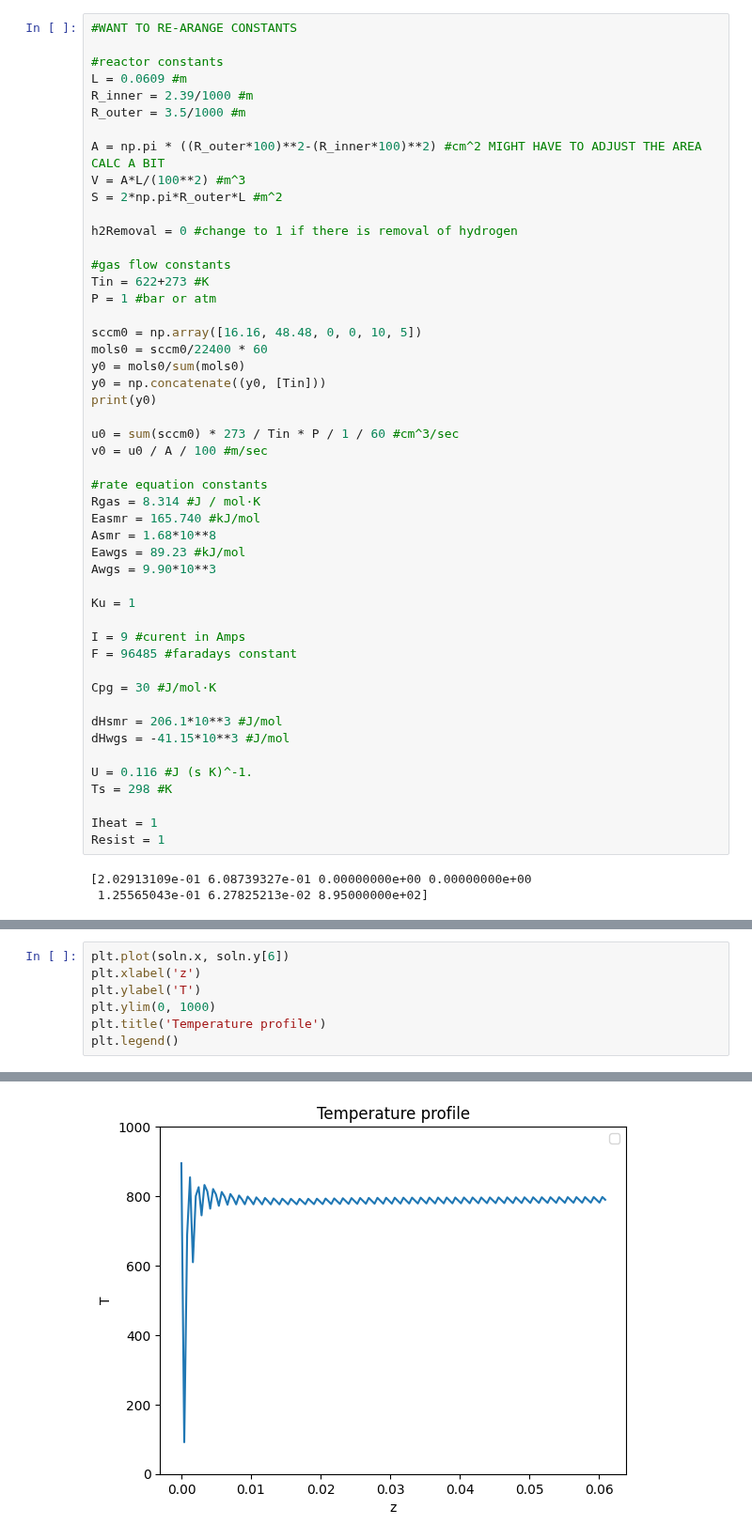
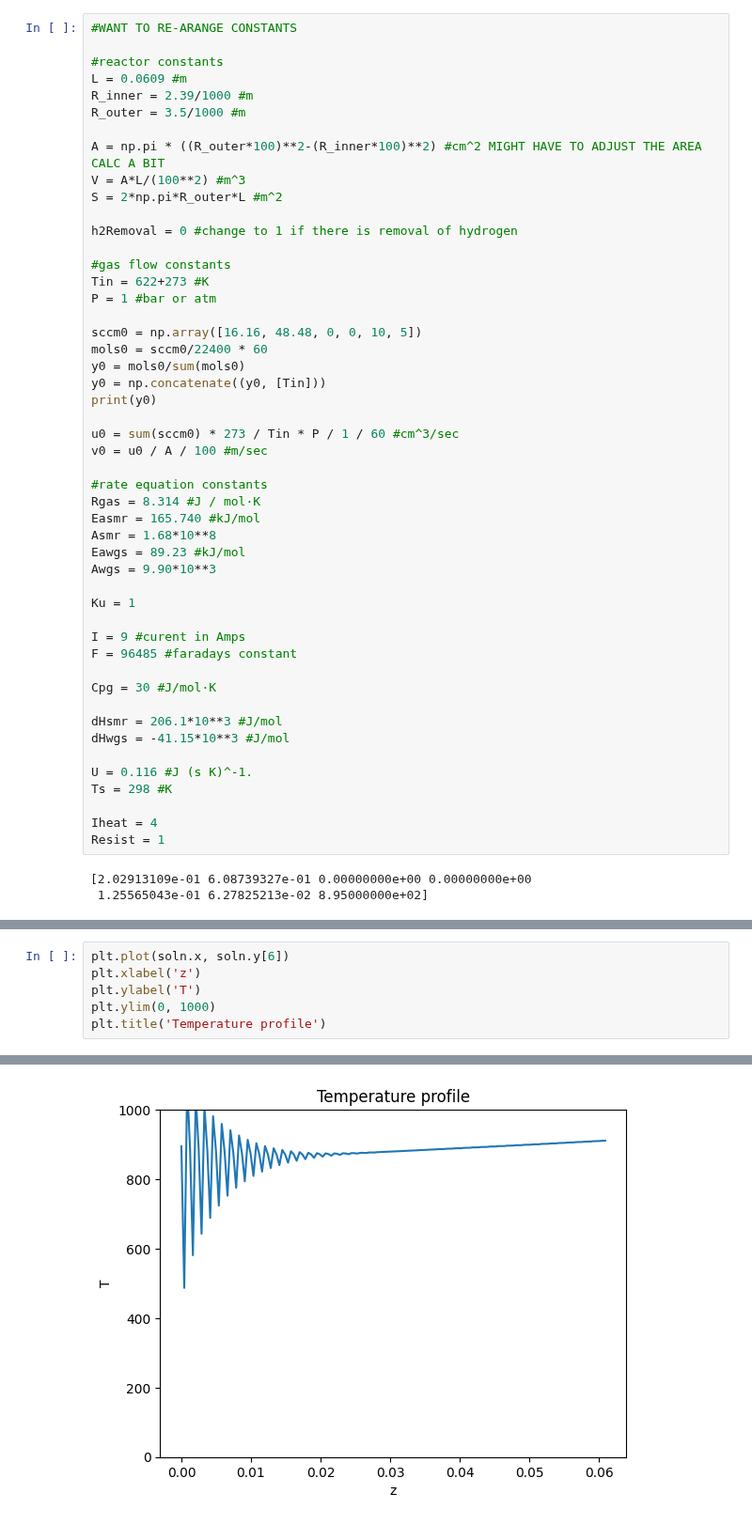
Before and after one commit to alexander-gbu/PMRModel, a Jupyter notebook: Scipy1DSS.ipynb, the cells around one changed output, grey strips where cells are left out. Shown at 94% size. Drawn from its saved outputs; the diff is of its cells as text.

```diff
--- a/Scipy1DSS.ipynb
+++ b/Scipy1DSS.ipynb
@@ -54,7 +54,7 @@ dHwgs = -41.15*10**3 #J/mol
 U = 0.116 #J (s K)^-1.
 Ts = 298 #K
 
-Iheat = 1
+Iheat = 4
 Resist = 1
 # %% [output]
 [2.02913109e-01 6.08739327e-01 0.00000000e+00 0.00000000e+00
@@ -154,5 +154,4 @@ plt.xlabel('z')
 plt.ylabel('T')
 plt.ylim(0, 1000)
 plt.title('Temperature profile')
-plt.legend()
 # %% [output]
@@ -160 +159 @@ plt.legend()
-[figure, old version]
+[figure, new version]
```
Also changed, not shown: parts of 3 cells of this notebook.
